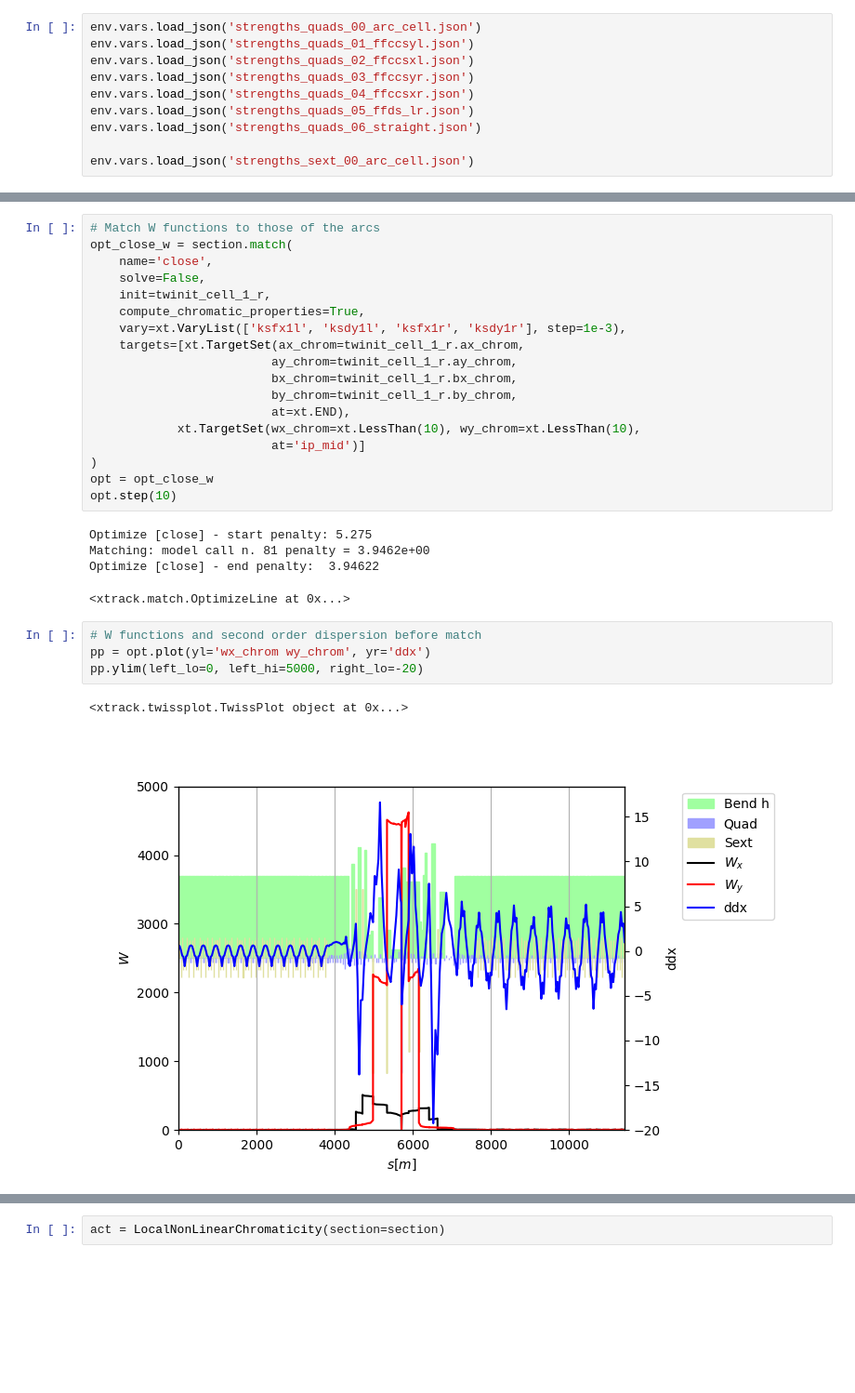
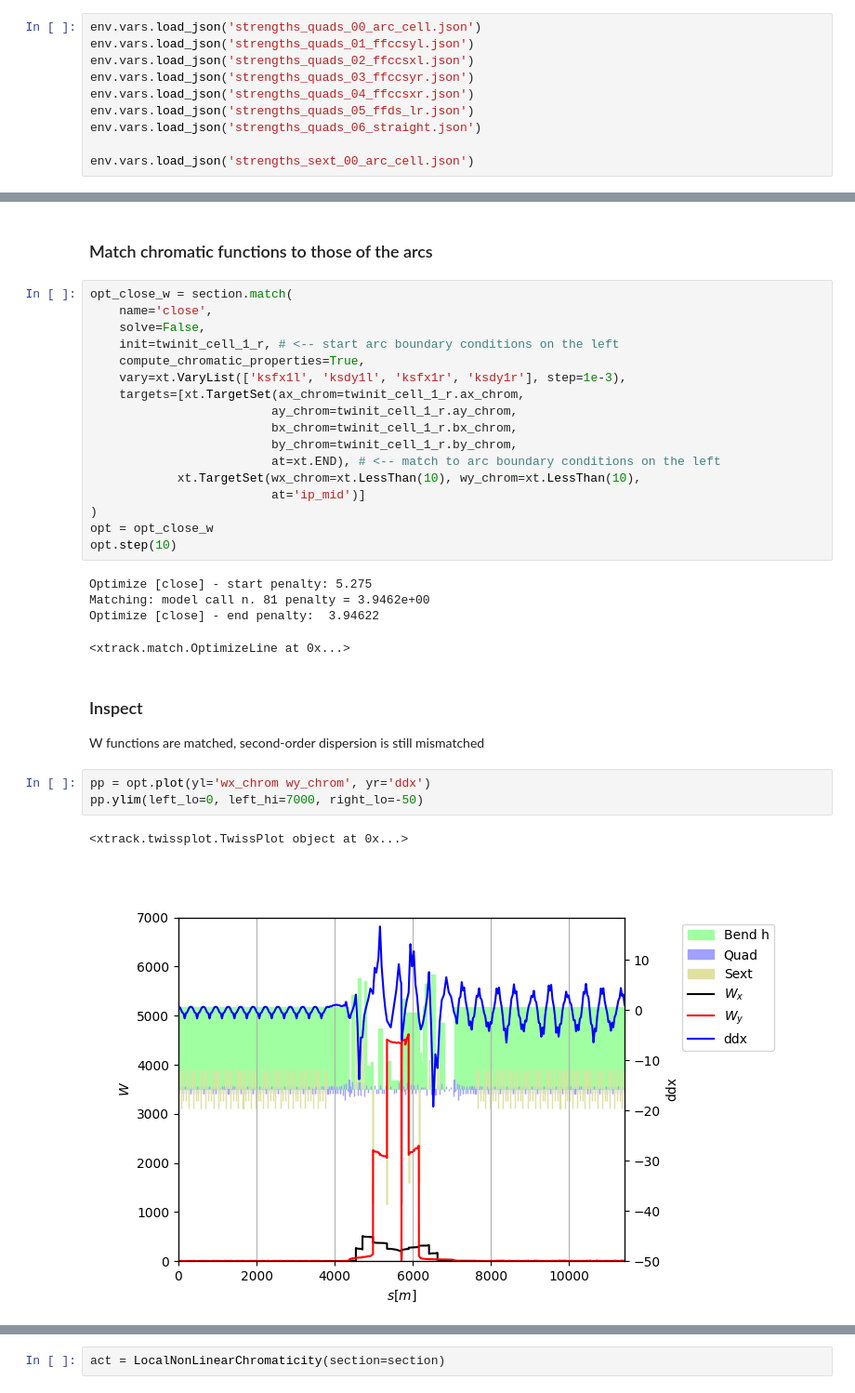
Before and after one commit to giadarol/fcc_92, a Jupyter notebook: 004_tutorial_cap_meeting/notebook_12_match_sextupoles_experimental_insertion.ipynb, the cells around one changed output, grey strips where cells are left out. Shown at 93% size. Drawn from its saved outputs; the diff is of its cells as text; blank space fills up the shorter version.

```diff
--- a/004_tutorial_cap_meeting/notebook_12_match_sextupoles_experimental_insertion.ipynb
+++ b/004_tutorial_cap_meeting/notebook_12_match_sextupoles_experimental_insertion.ipynb
@@ -75,19 +93,20 @@ Optimize [w_right] - start penalty: 4922
 Matching: model call n. 66 penalty = 7.8231e+00
 Optimize [w_right] - end penalty:  7.82308
 <xtrack.match.OptimizeLine at 0x...>
+# %% [markdown]
+### Match chromatic functions to those of the arcs
 # %%
-# Match W functions to those of the arcs
 opt_close_w = section.match(
     name='close',
     solve=False,
-    init=twinit_cell_1_r,
+    init=twinit_cell_1_r, # <-- start arc boundary conditions on the left
     compute_chromatic_properties=True,
     vary=xt.VaryList(['ksfx1l', 'ksdy1l', 'ksfx1r', 'ksdy1r'], step=1e-3),
     targets=[xt.TargetSet(ax_chrom=twinit_cell_1_r.ax_chrom,
                          ay_chrom=twinit_cell_1_r.ay_chrom,
                          bx_chrom=twinit_cell_1_r.bx_chrom,
                          by_chrom=twinit_cell_1_r.by_chrom,
-                         at=xt.END),
+                         at=xt.END), # <-- match to arc boundary conditions on the left
             xt.TargetSet(wx_chrom=xt.LessThan(10), wy_chrom=xt.LessThan(10),
                          at='ip_mid')]
 )
@@ -98,10 +117,12 @@ Optimize [close] - start penalty: 5.275
 Matching: model call n. 81 penalty = 3.9462e+00
 Optimize [close] - end penalty:  3.94622
 <xtrack.match.OptimizeLine at 0x...>
+# %% [markdown]
+### Inspect
+W functions are matched, second-order dispersion is still mismatched
 # %%
-# W functions and second order dispersion before match
 pp = opt.plot(yl='wx_chrom wy_chrom', yr='ddx')
-pp.ylim(left_lo=0, left_hi=5000, right_lo=-20)
+pp.ylim(left_lo=0, left_hi=7000, right_lo=-50)
 # %% [output]
 <xtrack.twissplot.TwissPlot object at 0x...>
-[figure, old version]
+[figure, new version]
```
Also changed, not shown: parts of 34 cells of this notebook, 3 other files.
